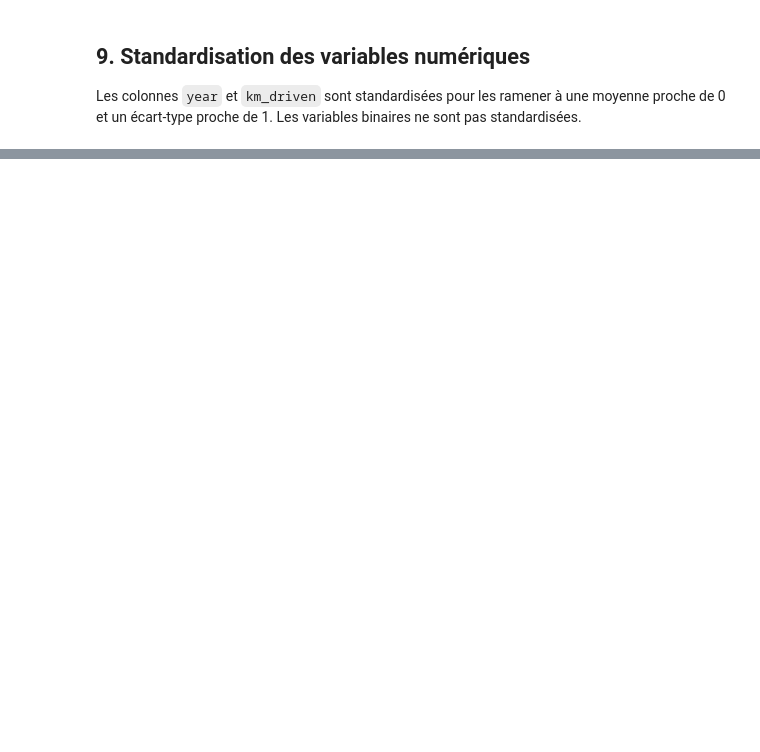
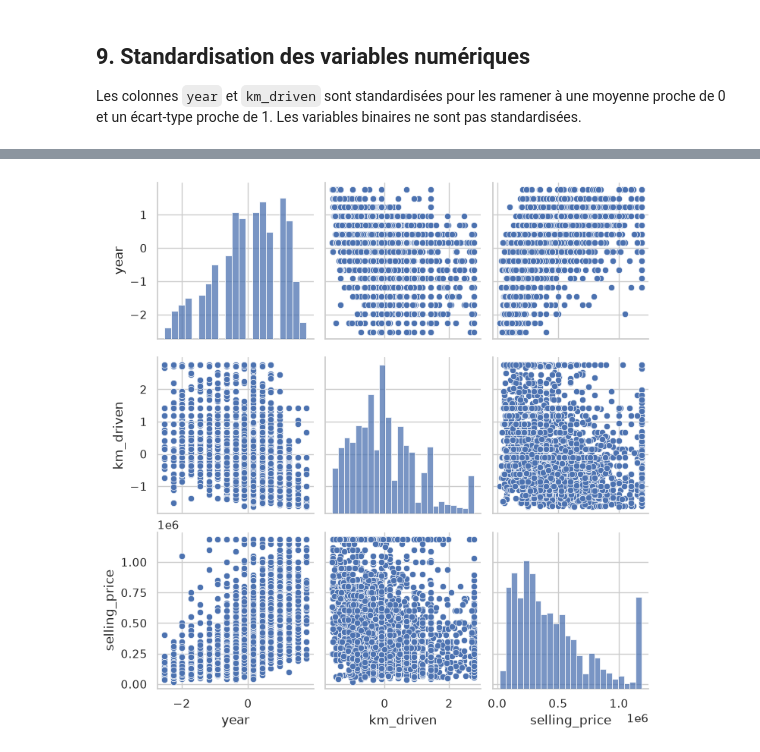
Before and after one commit to mo24ali/carsify, a Jupyter notebook: notebooks/01_eda_and_cleaning.ipynb, the cells around one changed output, grey strips where cells are left out. Cells and saved outputs as stored; diff of their text form; code cells hidden in the pictures; blank space fills up the shorter version.

```diff
--- a/notebooks/01_eda_and_cleaning.ipynb
+++ b/notebooks/01_eda_and_cleaning.ipynb
@@ -302,0 +364,6 @@ X_train_scaled.head()
+# %%
+sns.pairplot(cleaned_data)
+plt.savefig('../reports/post-processing/pairplots_cleaned.png')
+plt.show()
+# %% [output]
+[figure, added]
```
Also changed, not shown: parts of 15 cells of this notebook.
